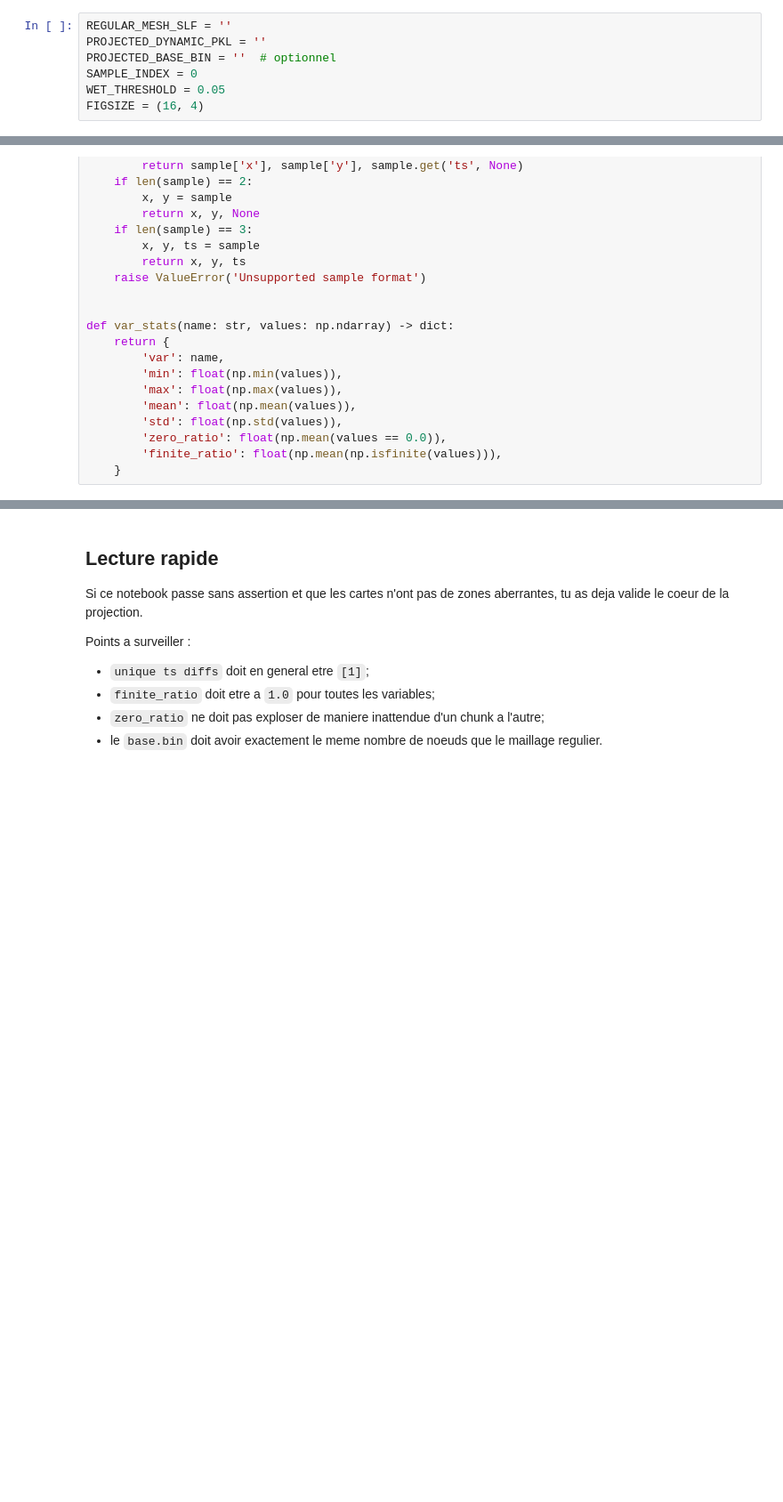
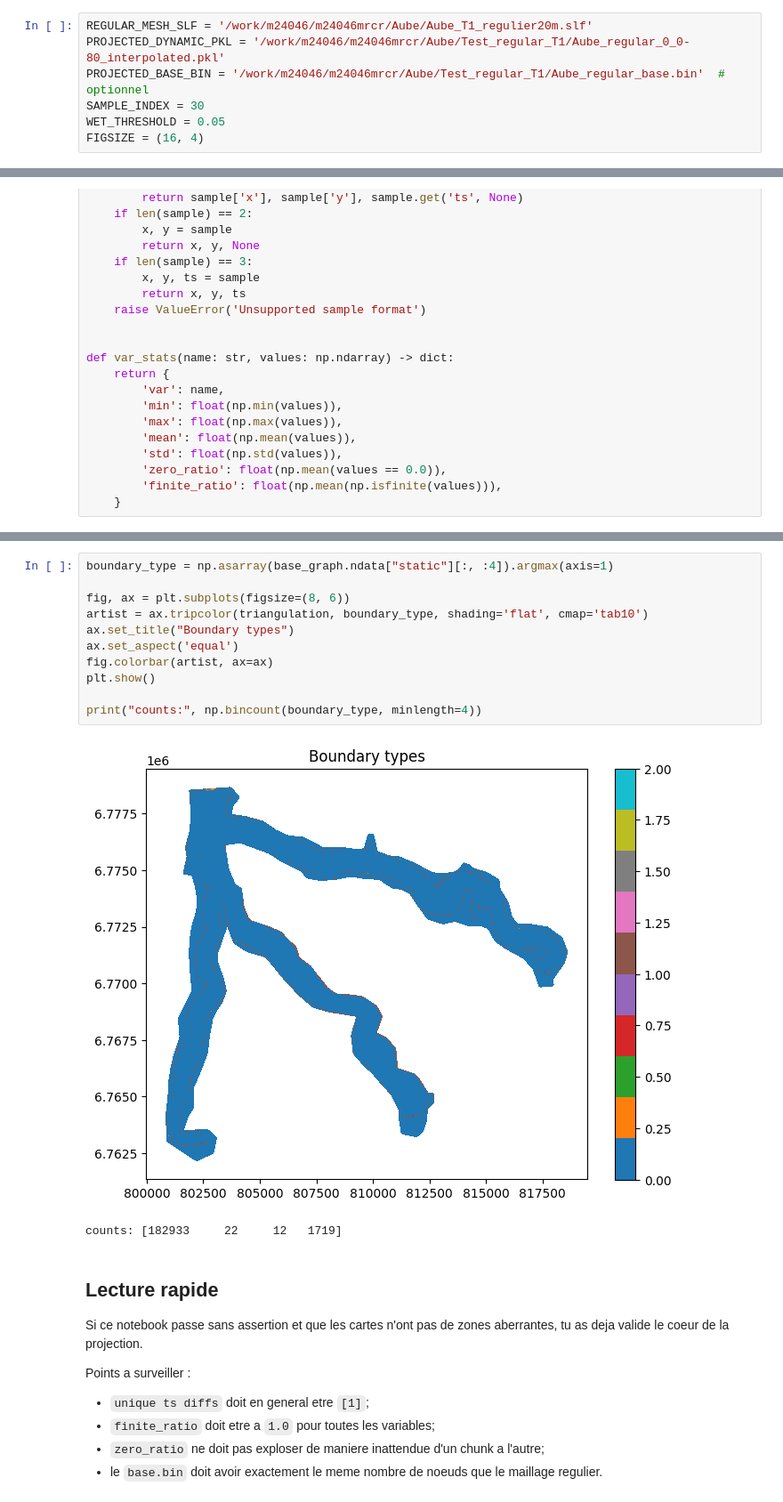
Before and after one commit to vmerc/gnn_modulus_test, a Jupyter notebook: Aube/check_regular_projection.ipynb, the cells around one changed output, grey strips where cells are left out. Shown at 89% size. Saved outputs shown, nothing was run; the diff lists cells and outputs as text; blank space fills up the shorter version.

```diff
--- a/Aube/check_regular_projection.ipynb
+++ b/Aube/check_regular_projection.ipynb
@@ -39,10 +41,10 @@ PROJECT_ROOT
 # %% [markdown]
 ## Parametres a remplir
 # %%
-REGULAR_MESH_SLF = ''
-PROJECTED_DYNAMIC_PKL = ''
-PROJECTED_BASE_BIN = ''  # optionnel
-SAMPLE_INDEX = 0
+REGULAR_MESH_SLF = '/work/m24046/m24046mrcr/Aube/Aube_T1_regulier20m.slf'
+PROJECTED_DYNAMIC_PKL = '/work/m24046/m24046mrcr/Aube/Test_regular_T1/Aube_regular_0_0-80_interpolated.pkl'
+PROJECTED_BASE_BIN = '/work/m24046/m24046mrcr/Aube/Test_regular_T1/Aube_regular_base.bin'  # optionnel
+SAMPLE_INDEX = 30
 WET_THRESHOLD = 0.05
 FIGSIZE = (16, 4)
 # %%
@@ -155,3 +180,17 @@ if PROJECTED_BASE_BIN:
+# %%
+boundary_type = np.asarray(base_graph.ndata["static"][:, :4]).argmax(axis=1)
+
+fig, ax = plt.subplots(figsize=(8, 6))
+artist = ax.tripcolor(triangulation, boundary_type, shading='flat', cmap='tab10')
+ax.set_title("Boundary types")
+ax.set_aspect('equal')
+fig.colorbar(artist, ax=ax)
+plt.show()
+
+print("counts:", np.bincount(boundary_type, minlength=4))
+# %% [output]
+[figure, added]
+counts: [182933     22     12   1719]
 # %% [markdown]
 ## Lecture rapide
 
```
Also changed, not shown: parts of 5 cells of this notebook, 1 other file.
